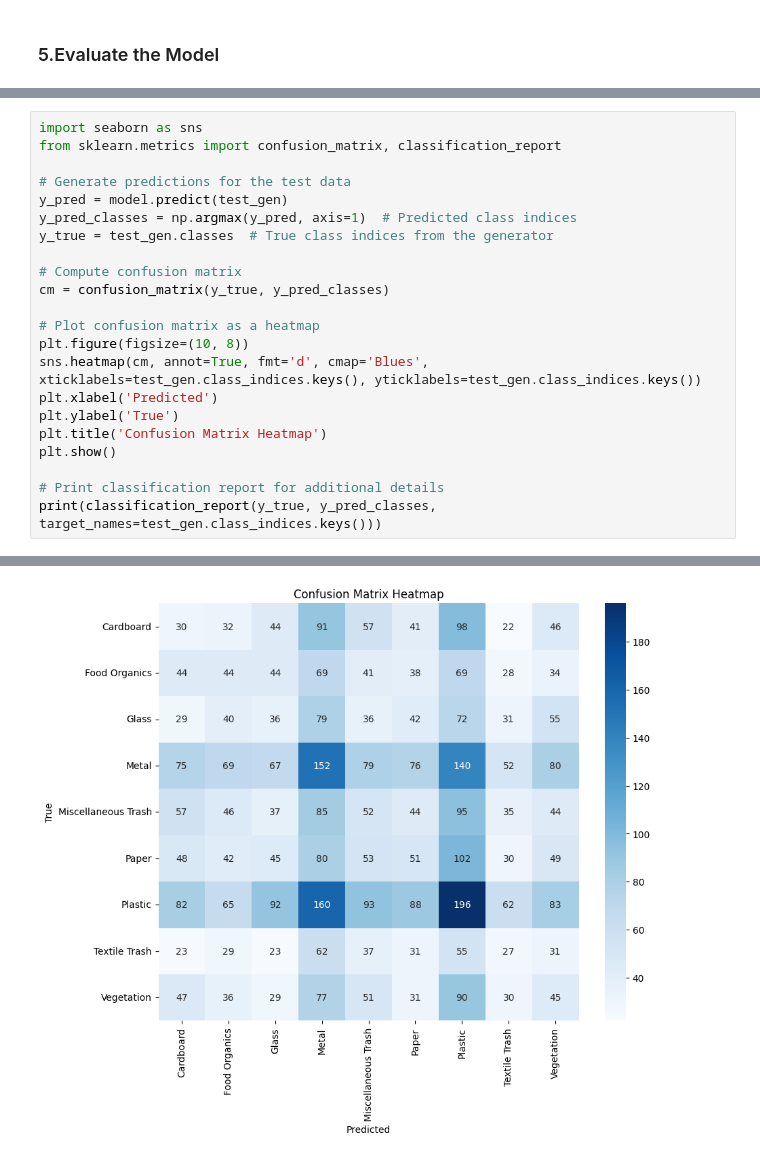
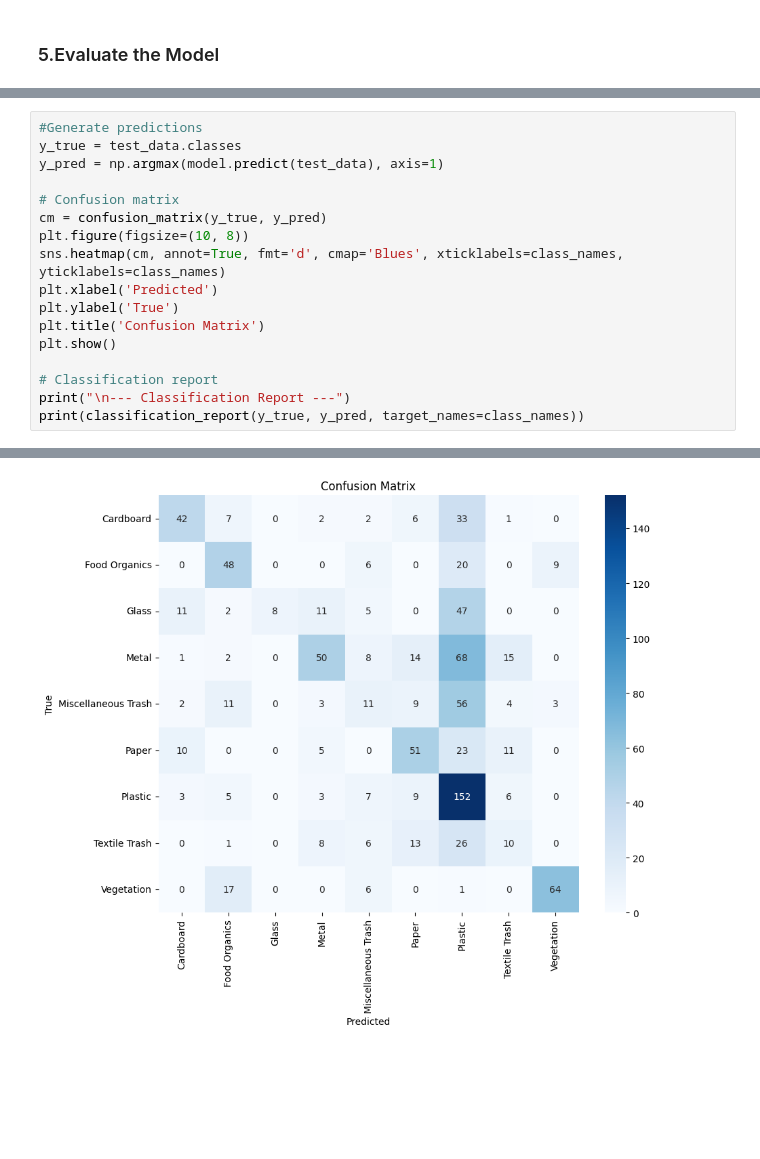
Before and after one commit to dmpcd/EN3150_Assignment_03_CNN, a Jupyter notebook: Simple convolutional neural network to perform classification..ipynb, the cells around one changed output, grey strips where cells are left out. Cells and saved outputs as stored; diff of their text form; blank space fills up the shorter version.

```diff
--- a/Simple convolutional neural network to perform classification..ipynb
+++ b/Simple convolutional neural network to perform classification..ipynb
@@ -221,23 +232,18 @@ Test Accuracy: 0.9053
 # %%
-import seaborn as sns
-from sklearn.metrics import confusion_matrix, classification_report
+#Generate predictions
+y_true = test_data.classes
+y_pred = np.argmax(model.predict(test_data), axis=1)
 
-# Generate predictions for the test data
-y_pred = model.predict(test_gen)
-y_pred_classes = np.argmax(y_pred, axis=1)  # Predicted class indices
-y_true = test_gen.classes  # True class indices from the generator
-
-# Compute confusion matrix
-cm = confusion_matrix(y_true, y_pred_classes)
-
-# Plot confusion matrix as a heatmap
+# Confusion matrix
+cm = confusion_matrix(y_true, y_pred)
 plt.figure(figsize=(10, 8))
-sns.heatmap(cm, annot=True, fmt='d', cmap='Blues', xticklabels=test_gen.class_indices.keys(), yticklabels=test_gen.class_indices.keys())
+sns.heatmap(cm, annot=True, fmt='d', cmap='Blues', xticklabels=class_names, yticklabels=class_names)
 plt.xlabel('Predicted')
 plt.ylabel('True')
-plt.title('Confusion Matrix Heatmap')
+plt.title('Confusion Matrix')
 plt.show()
 
-# Print classification report for additional details
-print(classification_report(y_true, y_pred_classes, target_names=test_gen.class_indices.keys()))
+# Classification report
+print("\n--- Classification Report ---")
+print(classification_report(y_true, y_pred, target_names=class_names))
 # %% [output]
@@ -245 +251 @@ print(classification_report(y_true, y_pred_classes, target_names=test_gen.class_
-[figure, old version]
+[figure, new version]
```
Also changed, not shown: parts of 9 cells of this notebook.
